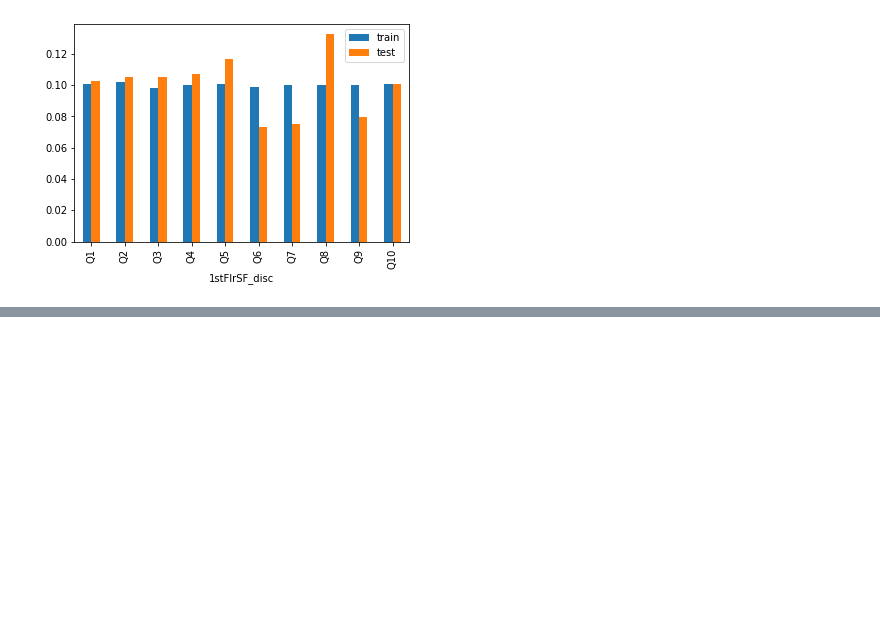
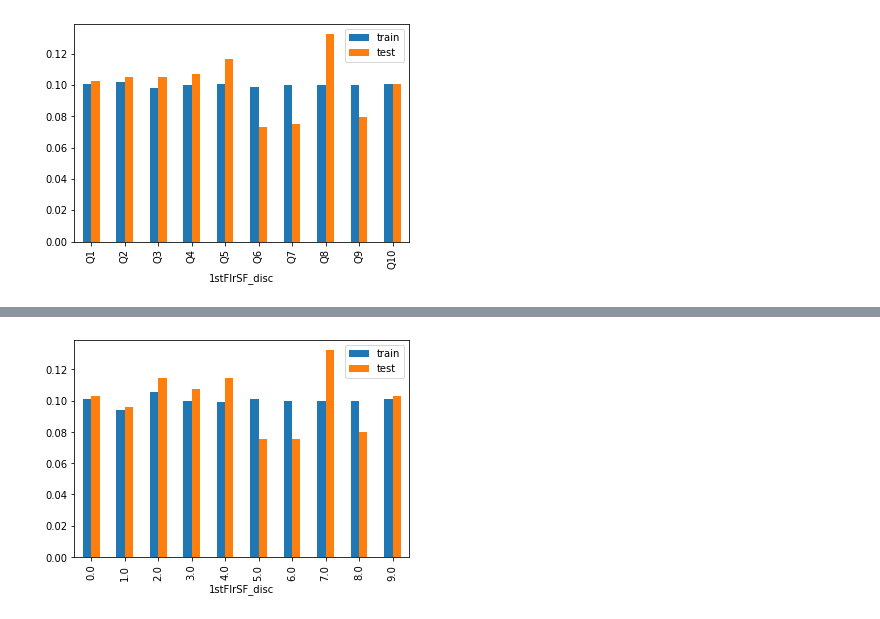
Before and after one commit to mkang32/feature-engineering, a Jupyter notebook: notebooks/4.distretization/2.quantile_discretization.ipynb, the cells around one changed output, grey strips where cells are left out. Drawn from its saved outputs; the diff is of its cells as text; code cells hidden in the pictures; blank space fills up the shorter version.

Commit message:
quantil disc

```diff
--- a/notebooks/4.distretization/2.quantile_discretization.ipynb
+++ b/notebooks/4.distretization/2.quantile_discretization.ipynb
@@ -130,0 +146,13 @@ tmp = pd.concat([t1, t2], axis=1, keys=['train', 'test']).plot.bar()
+# %%
+disc = KBinsDiscretizer(n_bins=10, encode='ordinal', strategy='quantile')
+
+# fit
+disc.fit(X_train[[col]])
+
+# new dataframe
+X_train_new = X_train.copy()
+X_test_new = X_test.copy()
+
+# transform
+X_train_new[new_col] = disc.transform(X_train[[col]])
+X_test_new[new_col] = disc.transform(X_test[[col]])
@@ -130,0 +176,7 @@ tmp = pd.concat([t1, t2], axis=1, keys=['train', 'test']).plot.bar()
+# %%
+t1 = X_train_new.groupby(new_col)[new_col].count()/len(X_train_new)
+t2 = X_test_new.groupby(new_col)[new_col].count()/len(X_test_new)
+
+tmp = pd.concat([t1, t2], axis=1, keys=['train', 'test']).plot.bar()
+# %% [output]
+[figure, added]
```
Also changed, not shown: parts of 4 cells of this notebook.
